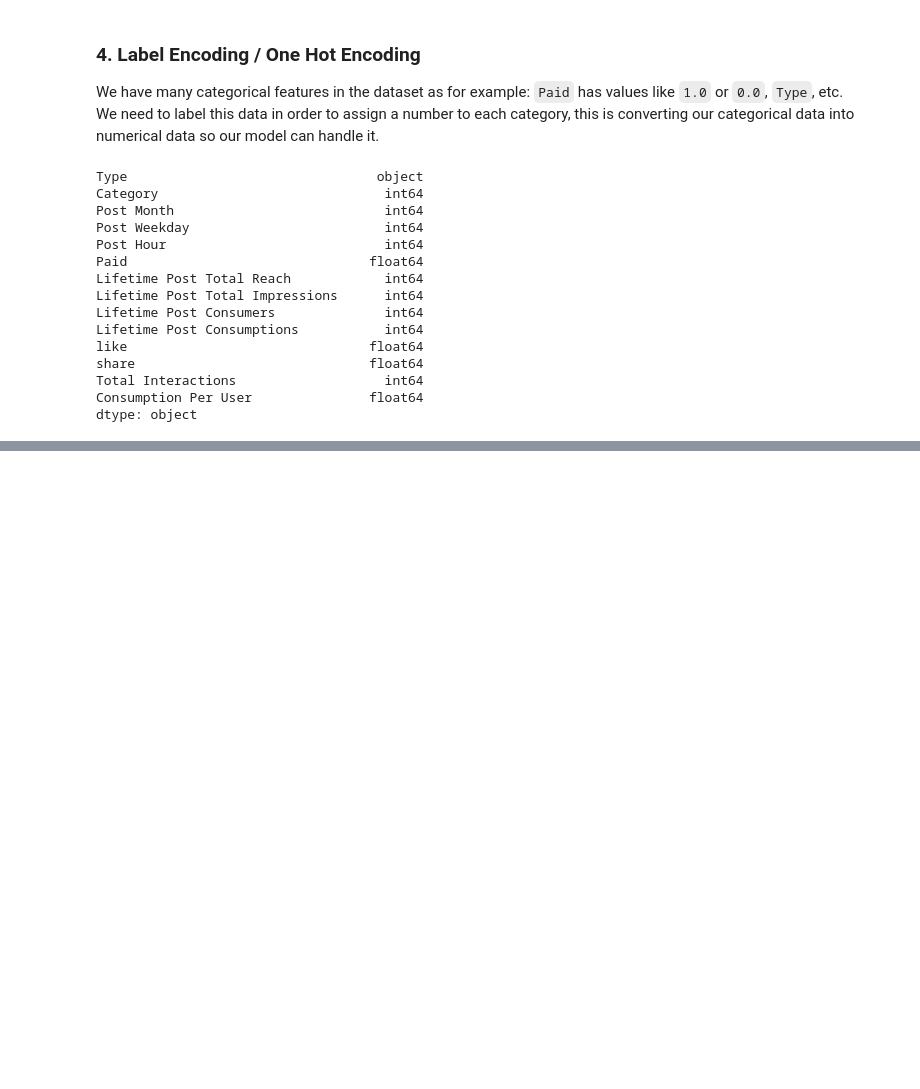
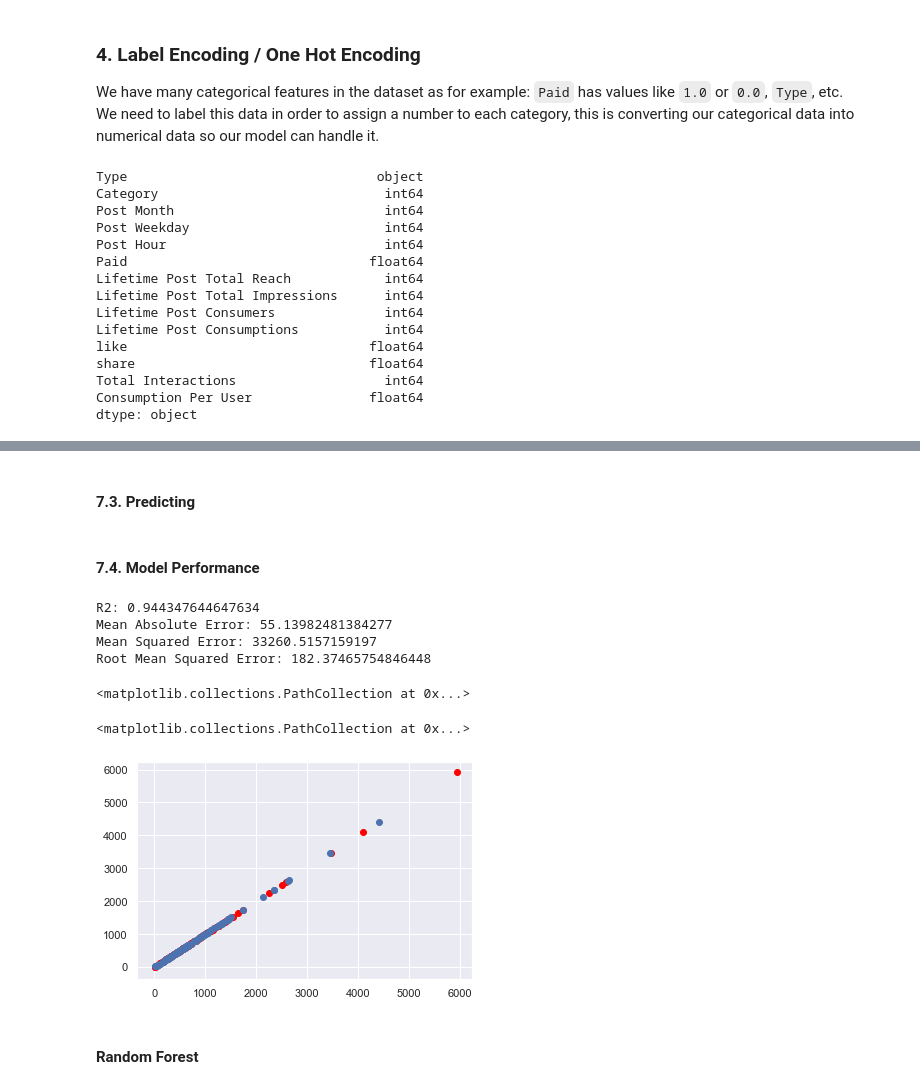
Before and after one commit to tomruarol/facebook_metrics_analysis, a Jupyter notebook: facebook_metrics_analysis.ipynb, the cells around one changed output, grey strips where cells are left out. Saved outputs shown, nothing was run; the diff lists cells and outputs as text; code cells hidden in the pictures; blank space fills up the shorter version.

Commit message:
Base models

```diff
--- a/facebook_metrics_analysis.ipynb
+++ b/facebook_metrics_analysis.ipynb
@@ -424,0 +476,3 @@ data = pd.get_dummies(data=data, columns=['Type','Category','Post Month','Post W
+# %%
+# We split the data into train & validation
+x_train, x_test, y_train, y_test = train_test_split(x_data, y_label, test_size = 0.25, random_state = 0)
@@ -424,0 +485,4 @@ data = pd.get_dummies(data=data, columns=['Type','Category','Post Month','Post W
+# %%
+xgb_model = xgb.XGBRegressor(learning_rate=0.01, n_estimators=10000, n_jobs=-1, objective ='reg:linear', random_state=0)
+# %%
+xgb_model.fit(x_train, y_train)
@@ -424,0 +500,28 @@ data = pd.get_dummies(data=data, columns=['Type','Category','Post Month','Post W
+# %% [markdown]
+<a id="7.3"></a>
+#### 7.3. Predicting
+# %%
+# Predictions
+xgb_predict = xgb_model.predict(x_test)
+# %% [markdown]
+<a id="7.4"></a>
+#### 7.4. Model Performance
+# %%
+print('R2:', r2_score(y_test, xgb_predict))
+print('Mean Absolute Error:', mean_absolute_error(y_test, xgb_predict))
+print('Mean Squared Error:', mean_squared_error(y_test, xgb_predict))
+print('Root Mean Squared Error:', np.sqrt(mean_squared_error(y_test, xgb_predict)))
+# %% [output]
+R2: 0.944347644647634
+Mean Absolute Error: 55.13982481384277
+Mean Squared Error: 33260.5157159197
+Root Mean Squared Error: 182.37465754846448
+# %%
+plt.scatter(y_test,y_test,color="red")
+plt.scatter(xgb_predict,xgb_predict)
+# %% [output]
+<matplotlib.collections.PathCollection at 0x...>
+<matplotlib.collections.PathCollection at 0x...>
+[figure, added]
+# %% [markdown]
+#### Random Forest
```
Also changed, not shown: parts of 19 cells of this notebook.
